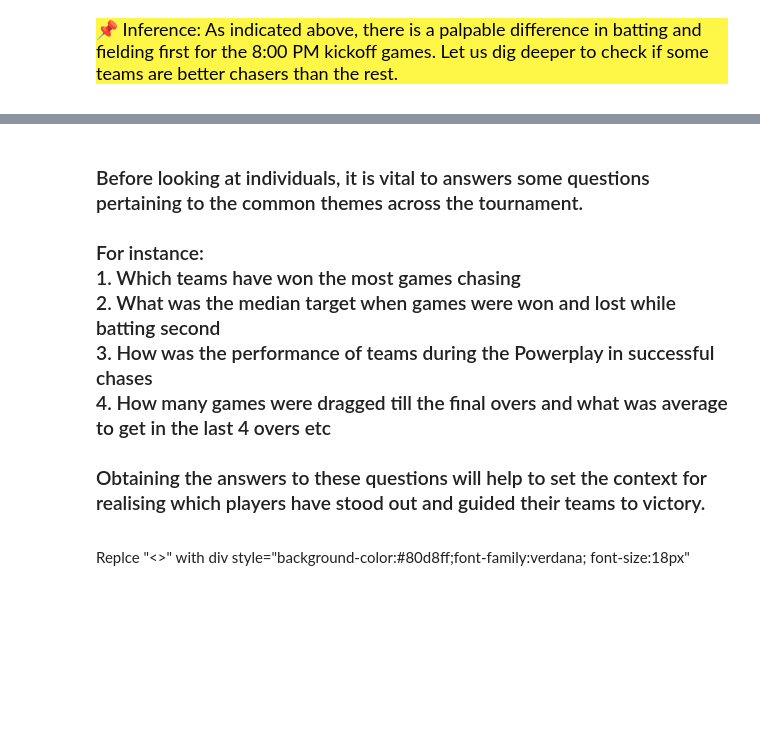
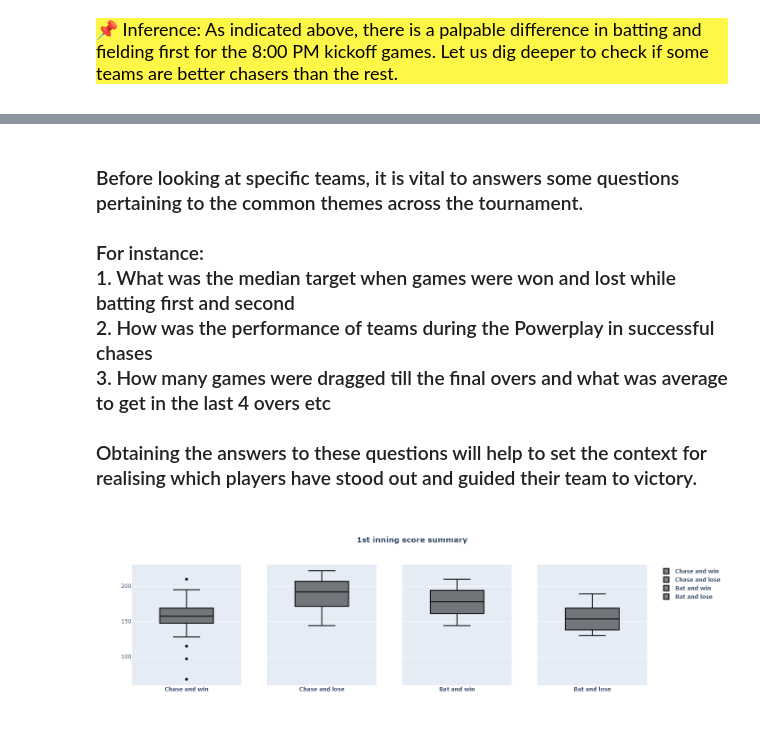
Before and after one commit to Abhijith-Nagarajan/Machine-Learning-Training, a Jupyter notebook: ipl-analysis-plotly-eda.ipynb, the cells around one changed output, grey strips where cells are left out. Drawn from its saved outputs; the diff is of its cells as text; code cells hidden in the pictures; blank space fills up the shorter version.

```diff
--- a/ipl-analysis-plotly-eda.ipynb
+++ b/ipl-analysis-plotly-eda.ipynb
@@ -140,17 +140,17 @@ memory usage: 5.6+ MB
 df_toss_bowling = df_season_summary_2022[df_season_summary_2022.decision=="BOWL FIRST"]
 df_toss_batting = df_season_summary_2022[df_season_summary_2022.decision=="BAT FIRST"]
 # %%
-teams_winning_chasing = np.shape(df_toss_bowling[df_toss_bowling.toss_won == df_toss_bowling.winner])[0]
-teams_losing_chasing = np.shape(df_toss_bowling[df_toss_bowling.toss_won != df_toss_bowling.winner])[0]
+teams_winning_chasing = df_toss_bowling[df_toss_bowling.toss_won == df_toss_bowling.winner]
+teams_losing_chasing = df_toss_bowling[df_toss_bowling.toss_won != df_toss_bowling.winner]
 
-len(df_toss_bowling),teams_winning_chasing,teams_losing_chasing
+len(df_toss_bowling),np.shape(teams_winning_chasing)[0],np.shape(teams_losing_chasing)[0]
 # %% [output]
 (59, 28, 31)
 # %%
-teams_winning_batting = np.shape(df_toss_batting[df_toss_batting.toss_won == df_toss_batting.winner])[0]
-teams_losing_batting = np.shape(df_toss_batting[df_toss_batting.toss_won != df_toss_batting.winner])[0]
+teams_winning_batting = df_toss_batting[df_toss_batting.toss_won == df_toss_batting.winner]
+teams_losing_batting = df_toss_batting[df_toss_batting.toss_won != df_toss_batting.winner]
 
-len(df_toss_batting),teams_winning_batting,teams_losing_batting
+len(df_toss_batting),np.shape(teams_winning_batting)[0],np.shape(teams_losing_batting)[0]
 # %% [output]
 (15, 7, 8)
 # %%
@@ -260,11 +307,8 @@ fig.show()
 # %% [markdown]
 <h3>
-    <p> Before looking at individuals, it is vital to answers some questions pertaining to the common themes across the tournament.<br><br> For instance:<br>
-        1. Which teams have won the most games chasing<br>
-        2. What was the median target when games were won and lost while batting second<br>
-        3. How was the performance of teams during the Powerplay in successful chases<br>
-        4. How many games were dragged till the final overs and what was average to get in the last 4 overs etc<br><br>
-        Obtaining the answers to these questions will help to set the context for realising which players have stood out and guided their teams to victory.</p>
+    <p> Before looking at specific teams, it is vital to answers some questions pertaining to the common themes across the tournament.<br><br> For instance:<br>
+        1. What was the median target when games were won and lost while batting first and second<br>
+        2. How was the performance of teams during the Powerplay in successful chases<br>
+        3. How many games were dragged till the final overs and what was average to get in the last 4 overs etc<br><br>
+        Obtaining the answers to these questions will help to set the context for realising which players have stood out and guided their team to victory.</p>
 </h3>
-# %% [markdown]
-Replce "<>" with div style="background-color:#80d8ff;font-family:verdana; font-size:18px"
@@ -284,0 +315,18 @@ venue_matches_played
+# %%
+first_inning_score_winning_chasing = np.array(teams_winning_chasing['1st_inning_score'].apply(lambda x: "".join(x.split("/")[0])).astype(str).astype(int))
+first_inning_score_losing_chasing = np.array(teams_losing_chasing['1st_inning_score'].apply(lambda x: "".join(x.split("/")[0])).astype(str).astype(int))
+first_inning_score_winning_batting = np.array(teams_winning_batting['1st_inning_score'].apply(lambda x: "".join(x.split("/")[0])).astype(str).astype(int))
+first_inning_score_losing_batting = np.array(teams_losing_batting['1st_inning_score'].apply(lambda x: "".join(x.split("/")[0])).astype(str).astype(int))
+# %%
+first_inning_score_summary = make_subplots(rows=1,cols=4,specs=[[{"type":"box"},{"type":"box"},{"type":"box"},{"type":"box"}]],shared_yaxes=True)
+# %%
+first_inning_score_summary.add_trace(go.Box(y=first_inning_score_winning_chasing,name='<b>Chase and win</b>',marker=dict(color='#000000')),row=1,col=1)
+first_inning_score_summary.add_trace(go.Box(y=first_inning_score_losing_chasing,name='<b>Chase and lose</b>',marker=dict(color='#000000')),row=1,col=2)
+first_inning_score_summary.add_trace(go.Box(y=first_inning_score_winning_batting,name='<b>Bat and win</b>',marker=dict(color='#000000')),row=1,col=3)
+first_inning_score_summary.add_trace(go.Box(y=first_inning_score_losing_batting,name='<b>Bat and lose</b>',marker=dict(color='#000000')),row=1,col=4)
+
+first_inning_score_summary.update_layout(title_text = '<b>1st inning score summary</b>',title_x = 0.5,
+                                         hoverlabel=dict(bgcolor="white",font_size=12,font_family='verdana',font_color='black'))
+first_inning_score_summary.show()
+# %% [output]
+[figure, added]
```
Also changed, not shown: parts of 18 cells of this notebook.
